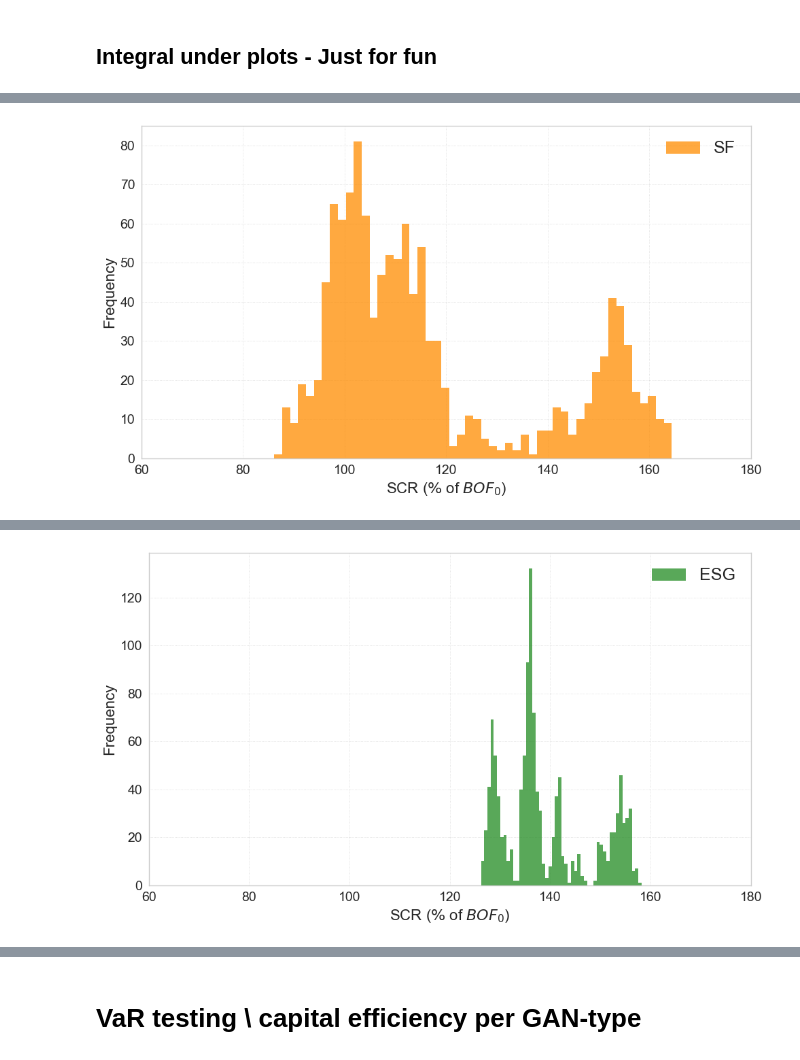
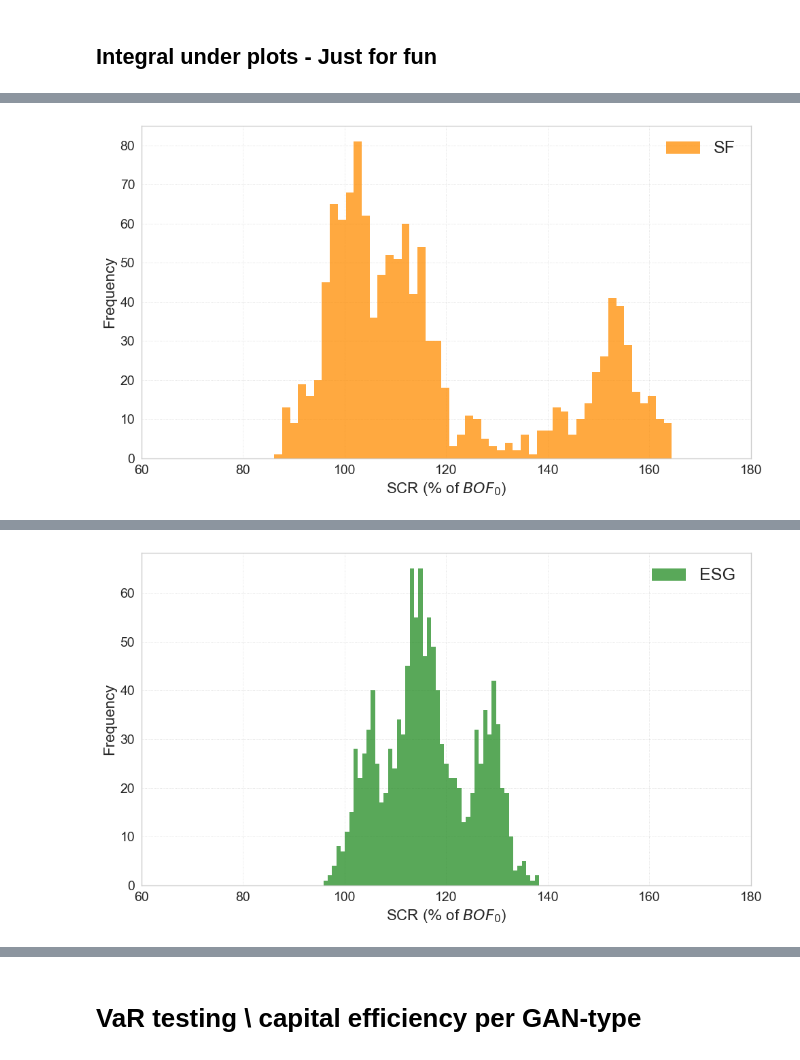
Before and after one commit to nickaskari/master-thesis, a Jupyter notebook: Result_plotting/results_plotting.ipynb, the cells around one changed output, grey strips where cells are left out. Drawn from its saved outputs; the diff is of its cells as text; code cells hidden in the pictures.

```diff
--- a/Result_plotting/results_plotting.ipynb
+++ b/Result_plotting/results_plotting.ipynb
@@ -28,5 +28,5 @@ sf.head()
 # %%
-esg = pd.read_csv('ESG Copula.csv')
+esg = pd.read_csv('ESG Clayton.csv')
 esg = esg.reset_index().rename(columns={'index': 'Window'})
 esg.rename(columns={'SCR_Values': 'ESG'}, inplace=True)
 esg.drop(columns=['Realized_Delta_BOF'], inplace=True, errors='ignore')
@@ -344,77 +356,58 @@ cGAN (VaR) integral: 159527.5130
 # %%
 plt.style.use('seaborn-v0_8-whitegrid')
 
-# --- Figure 1: Distribution of SF ---
+def calculate_area_under_histogram(data, bins=50, x_range=(60, 180)):
+    counts, bin_edges = np.histogram(data, bins=bins, range=x_range)
+    bin_centers = (bin_edges[:-1] + bin_edges[1:]) / 2
+    area = np.trapz(counts, bin_centers)
+    return area, counts, bin_centers
+
 fig1, ax1 = plt.subplots(figsize=(10, 6))
-
-ax1.hist(cum_df['SF'], bins=50, color='darkorange', edgecolor=None, alpha=0.75, label='SF')  # Adjusted bins for fixed range
-
-# --- Add Title and Labels for Figure 1 ---
+ax1.hist(cum_df['SF'], bins=50, color='darkorange', edgecolor=None, alpha=0.75, label='SF')
+sf_area, sf_counts, sf_centers = calculate_area_under_histogram(cum_df['SF'])
+print(f"Area under SF distribution: {sf_area:.2f}")
 ax1.set_xlabel('SCR ($\%$ of $BOF_0$)', fontsize=16)
 ax1.set_ylabel('Frequency', fontsize=16)
-
-# --- Set X-axis limits for Figure 1 ---
 ax1.set_xlim(60, 180)
-
-# --- Add Legend for Figure 1 (optional for single histogram, but good for consistency) ---
-legend1 = ax1.legend(fontsize=18, frameon=False, fancybox=True,shadow=True, framealpha=0.95, loc='best')
+legend1 = ax1.legend(fontsize=18, frameon=False, fancybox=True, shadow=True, framealpha=0.95, loc='best')
 legend1.get_frame().set_edgecolor('black')
-
-# --- Customize Ticks and Grid for Figure 1 ---
-ax1.tick_params(axis='both', which='major', labelsize=14, pad = 7)
+ax1.tick_params(axis='both', which='major', labelsize=14, pad=7)
 ax1.grid(True, which='major', linestyle=':', linewidth=0.6, alpha=0.7)
-ax1.grid(True, which='minor', linestyle=':',linewidth=0.4, alpha=0.5, axis='y')
-
-
+ax1.grid(True, which='minor', linestyle=':', linewidth=0.4, alpha=0.5, axis='y')
 plt.tight_layout(rect=[0, 0, 1, 0.96])
 plt.show()
 
-
-# --- Figure 2: Distribution of ESG ---
 fig2, ax2 = plt.subplots(figsize=(10, 6))
-
-ax2.hist(cum_df['ESG'], bins=50, color='forestgreen', edgecolor=None, alpha=0.75, label='ESG')  # Adjusted bins
-
-# --- Add Title and Labels for Figure 2 ---
+ax2.hist(cum_df['ESG'], bins=50, color='forestgreen', edgecolor=None, alpha=0.75, label='ESG')
+esg_area, esg_counts, esg_centers = calculate_area_under_histogram(cum_df['ESG'])
+print(f"Area under ESG distribution: {esg_area:.2f}")
 ax2.set_xlabel('SCR ($\%$ of $BOF_0$)', fontsize=16)
 ax2.set_ylabel('Frequency', fontsize=16)
-
-# --- Set X-axis limits for Figure 2 ---
 ax2.set_xlim(60, 180)
-
-# --- Add Legend for Figure 2 ---
-legend2 = ax2.legend(fontsize=18, frameon=False, fancybox=True,shadow=True, framealpha=0.95, loc='best')
+legend2 = ax2.legend(fontsize=18, frameon=False, fancybox=True, shadow=True, framealpha=0.95, loc='best')
 legend2.get_frame().set_edgecolor('black')
-
-# --- Customize Ticks and Grid for Figure 2 ---
-ax2.tick_params(axis='both', which='major', labelsize=14, pad = 7)
+ax2.tick_params(axis='both', which='major', labelsize=14, pad=7)
 ax2.grid(True, which='major', linestyle=':', linewidth=0.6, alpha=0.7)
-ax2.grid(True, which='minor', linestyle=':',linewidth=0.4, alpha=0.5, axis='y')
-
+ax2.grid(True, which='minor', linestyle=':', linewidth=0.4, alpha=0.5, axis='y')
 plt.tight_layout(rect=[0, 0, 1, 0.96])
 plt.show()
 
-# --- Figure 3: Distribution of CGAN ---
-fig2, ax2 = plt.subplots(figsize=(10, 6))
-
-ax2.hist(cum_df['CGAN'], bins=50, color='royalblue', edgecolor=None, alpha=0.75, label='cGAN')  # Adjusted bins
-
-# --- Add Title and Labels for Figure 2 ---
-ax2.set_xlabel('SCR ($\%$ of $BOF_0$)', fontsize=16)
-ax2.set_ylabel('Frequency', fontsize=16)
-
-# --- Set X-axis limits for Figure 2 ---
-ax2.set_xlim(60, 180)
-
-# --- Add Legend for Figure 2 ---
-legend2 = ax2.legend(fontsize=18, frameon=False, fancybox=True,shadow=True, framealpha=0.95, loc='best')
-legend2.get_frame().set_edgecolor('black')
-
-# --- Customize Ticks and Grid for Figure 2 ---
-ax2.tick_params(axis='both', which='major', labelsize=14, pad = 7)
-ax2.grid(True, which='major', linestyle=':', linewidth=0.6, alpha=0.7)
-ax2.grid(True, which='minor', linestyle=':',linewidth=0.4, alpha=0.5, axis='y')
-
+fig3, ax3 = plt.subplots(figsize=(10, 6))
+ax3.hist(cum_df['CGAN'], bins=50, color='royalblue', edgecolor=None, alpha=0.75, label='cGAN')
+cgan_area, cgan_counts, cgan_centers = calculate_area_under_histogram(cum_df['CGAN'])
+print(f"Area under CGAN distribution: {cgan_area:.2f}")
+ax3.set_xlabel('SCR ($\%$ of $BOF_0$)', fontsize=16)
+ax3.set_ylabel('Frequency', fontsize=16)
+ax3.set_xlim(60, 180)
+legend3 = ax3.legend(fontsize=18, frameon=False, fancybox=True, shadow=True, framealpha=0.95, loc='best')
+legend3.get_frame().set_edgecolor('black')
+ax3.tick_params(axis='both', which='major', labelsize=14, pad=7)
+ax3.grid(True, which='major', linestyle=':', linewidth=0.6, alpha=0.7)
+ax3.grid(True, which='minor', linestyle=':', linewidth=0.4, alpha=0.5, axis='y')
 plt.tight_layout(rect=[0, 0, 1, 0.96])
 plt.show()
+
+print(f"SF area: {sf_area:.2f}")
+print(f"ESG area: {esg_area:.2f}")
+print(f"CGAN area: {cgan_area:.2f}")
 # %% [output]
@@ -422 +417 @@ plt.show()
-[figure, old version]
+[figure, new version]
```
Also changed, not shown: parts of 28 cells of this notebook, 13 other files.
